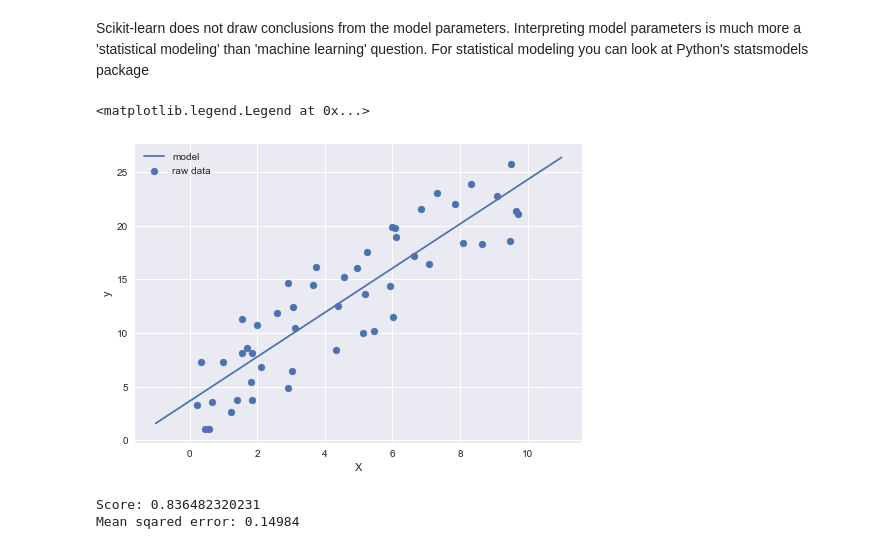
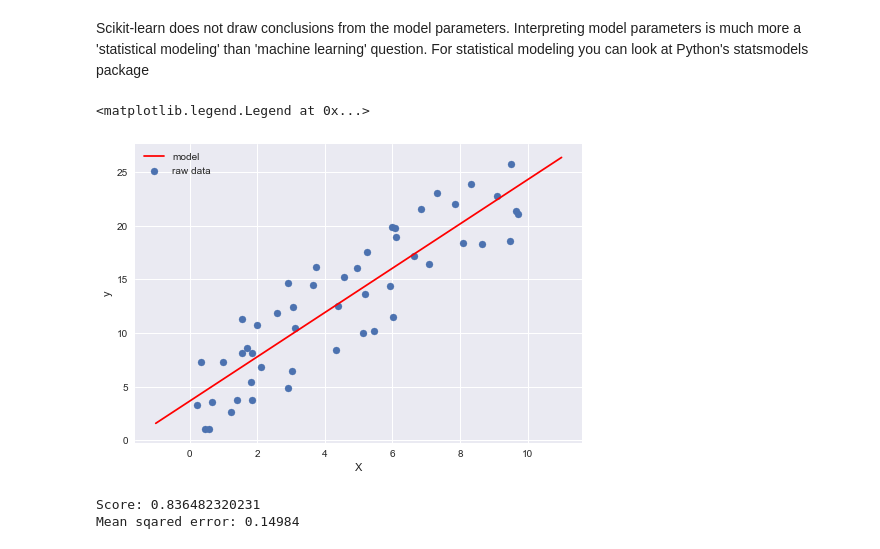
Before and after one commit to mappls/Playfield, a Jupyter notebook: lin_reg.ipynb, the cells around one changed output. Drawn from its saved outputs; the diff is of its cells as text; code cells hidden in the pictures.

```diff
--- a/lin_reg.ipynb
+++ b/lin_reg.ipynb
@@ -54,22 +54,22 @@ For statistical modeling you can look at Python's statsmodels package
 # %%
 """ Visualise the model fitting """
 
 # Predict labels of unknown data (first we need to generate new data).
 # The fitted model is actually the prediction for new unknown samples
 
 x_fit = np.linspace(-1,11)
 X_fit = x_fit[:, np.newaxis]  # reshape as earlier
 y_fit = model.predict(X_fit)
 
 # Visualise the raw data and the model fit
 plt.scatter(X, y, label='raw data')
 plt.xlabel("X")
 plt.ylabel("y")
-plt.plot(X_fit, y_fit, label='model')
+plt.plot(X_fit, y_fit, label='model', color='red')
 plt.legend()
 # %% [output]
 <matplotlib.legend.Legend at 0x...>
-[figure, old version]
+[figure, new version]
 # %%
 """ Evaluate the fitting """
 
```
Also changed, not shown: parts of 2 cells of this notebook.
